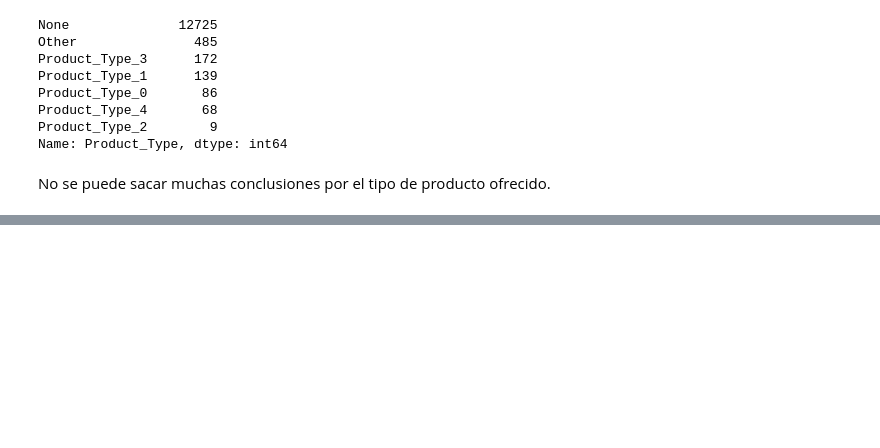
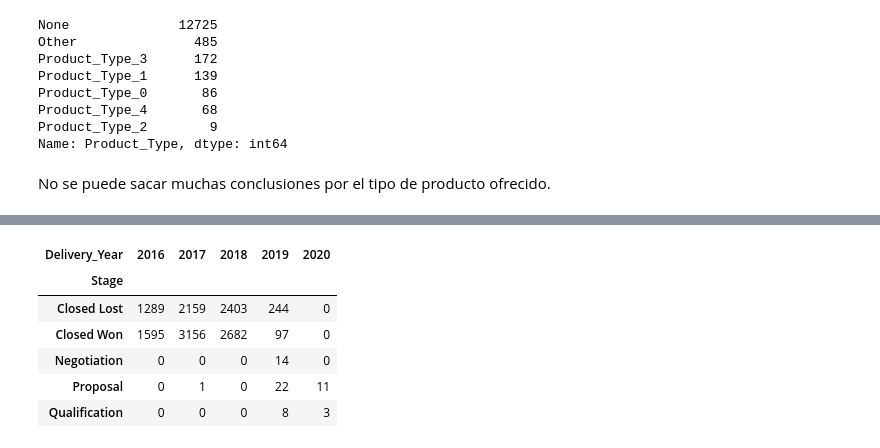
Before and after one commit to faristegui/tpdatos-2c-2020, a Jupyter notebook: TP1-Facundo.ipynb, the cells around one changed output, grey strips where cells are left out. Cells and saved outputs as stored; diff of their text form; code cells hidden in the pictures; blank space fills up the shorter version.

```diff
--- a/TP1-Facundo.ipynb
+++ b/TP1-Facundo.ipynb
@@ -30,0 +108,16 @@ No se puede sacar muchas conclusiones por el tipo de producto ofrecido.
+# %%
+estados_anio = estados_por_anio.fillna(0).astype('int32')
+
+estados_anio.columns = estados_anio.columns.droplevel()
+
+#estados_anio.reset_index(inplace=True)
+
+estados_anio
+# %% [output]
+| Delivery_Year | 2016 | 2017 | 2018 | 2019 | 2020 |
+| Stage |  |  |  |  |  |
+| Closed Lost | 1289 | 2159 | 2403 | 244 | 0 |
+| Closed Won | 1595 | 3156 | 2682 | 97 | 0 |
+| Negotiation | 0 | 0 | 0 | 14 | 0 |
+| Proposal | 0 | 1 | 0 | 22 | 11 |
+| Qualification | 0 | 0 | 0 | 8 | 3 |
```
Also changed, not shown: parts of 13 cells of this notebook.
